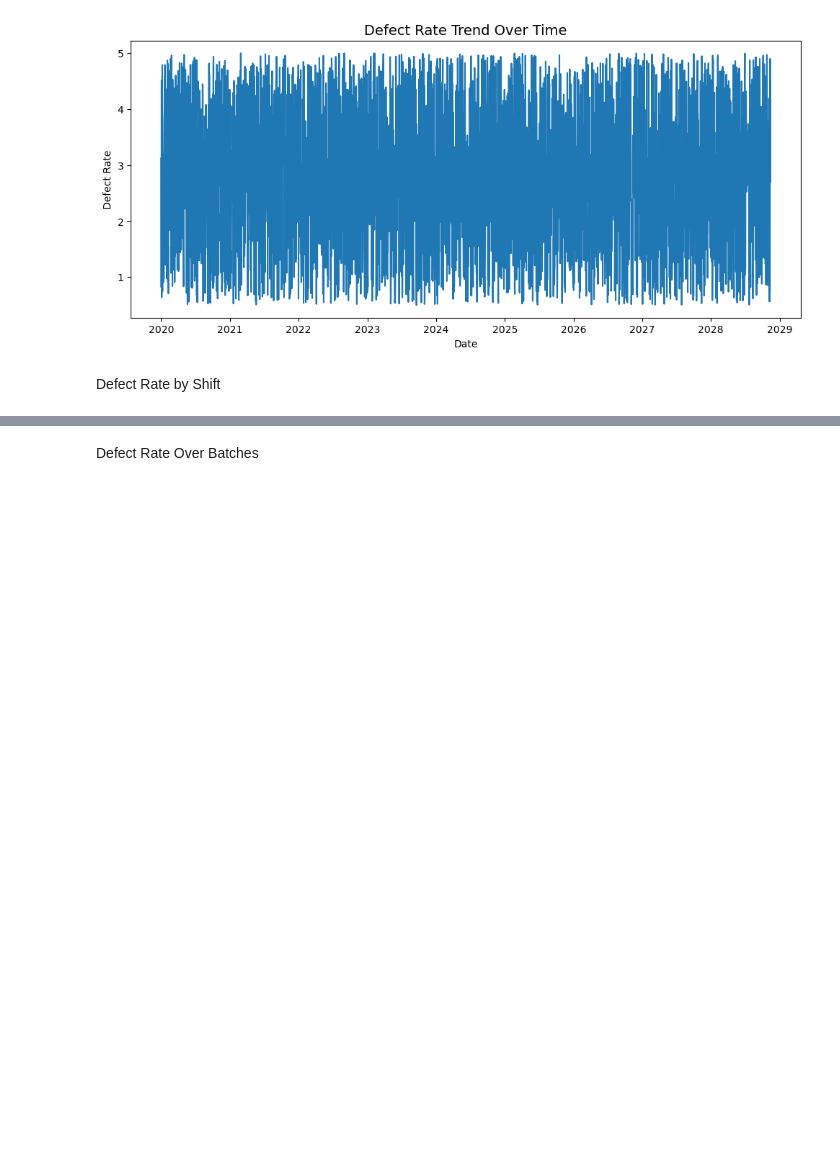
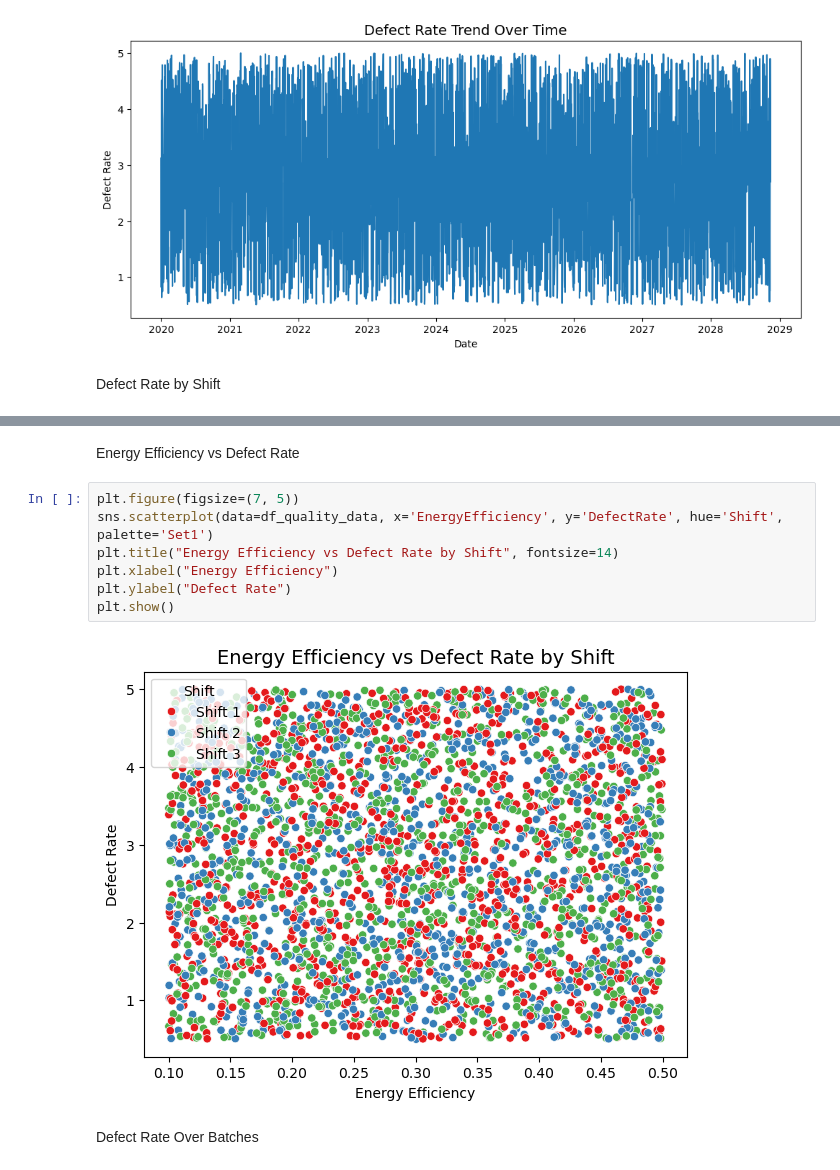
Before and after one commit to bbhatta10/Manufacturing-Quality-Analysis, a Jupyter notebook: quality.ipynb, the cells around one changed output, grey strips where cells are left out. Cells and saved outputs as stored; diff of their text form; blank space fills up the shorter version.

Commit message:
EDA - Energy Efficiency

```diff
--- a/quality.ipynb
+++ b/quality.ipynb
@@ -267,3 +298,14 @@ Relationship Between Key Metrics
+# %% [markdown]
+Energy Efficiency vs Defect Rate
+# %%
+plt.figure(figsize=(7, 5))
+sns.scatterplot(data=df_quality_data, x='EnergyEfficiency', y='DefectRate', hue='Shift', palette='Set1')
+plt.title("Energy Efficiency vs Defect Rate by Shift", fontsize=14)
+plt.xlabel("Energy Efficiency")
+plt.ylabel("Defect Rate")
+plt.show()
+# %% [output]
+[figure, added]
 # %% [markdown]
 Defect Rate Over Batches
 # %%
```
Also changed, not shown: parts of 5 cells of this notebook.
